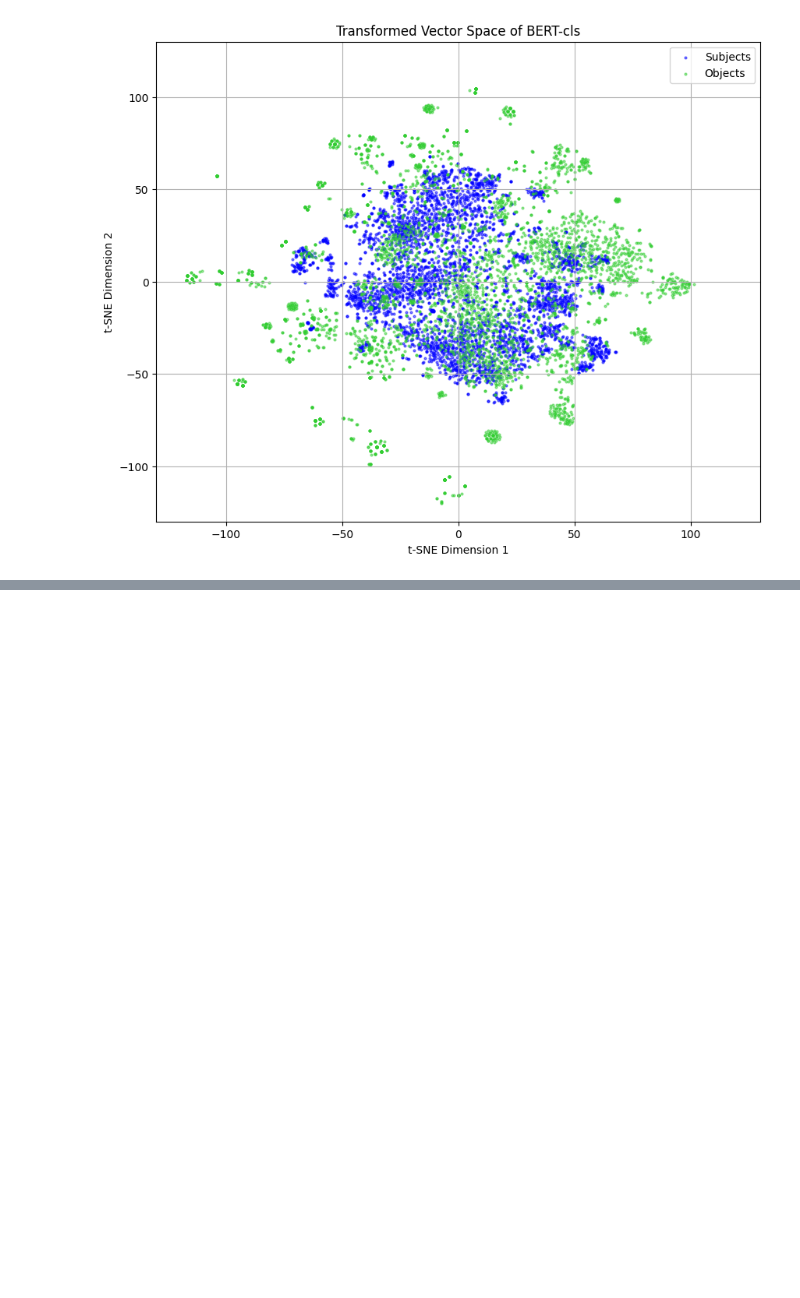
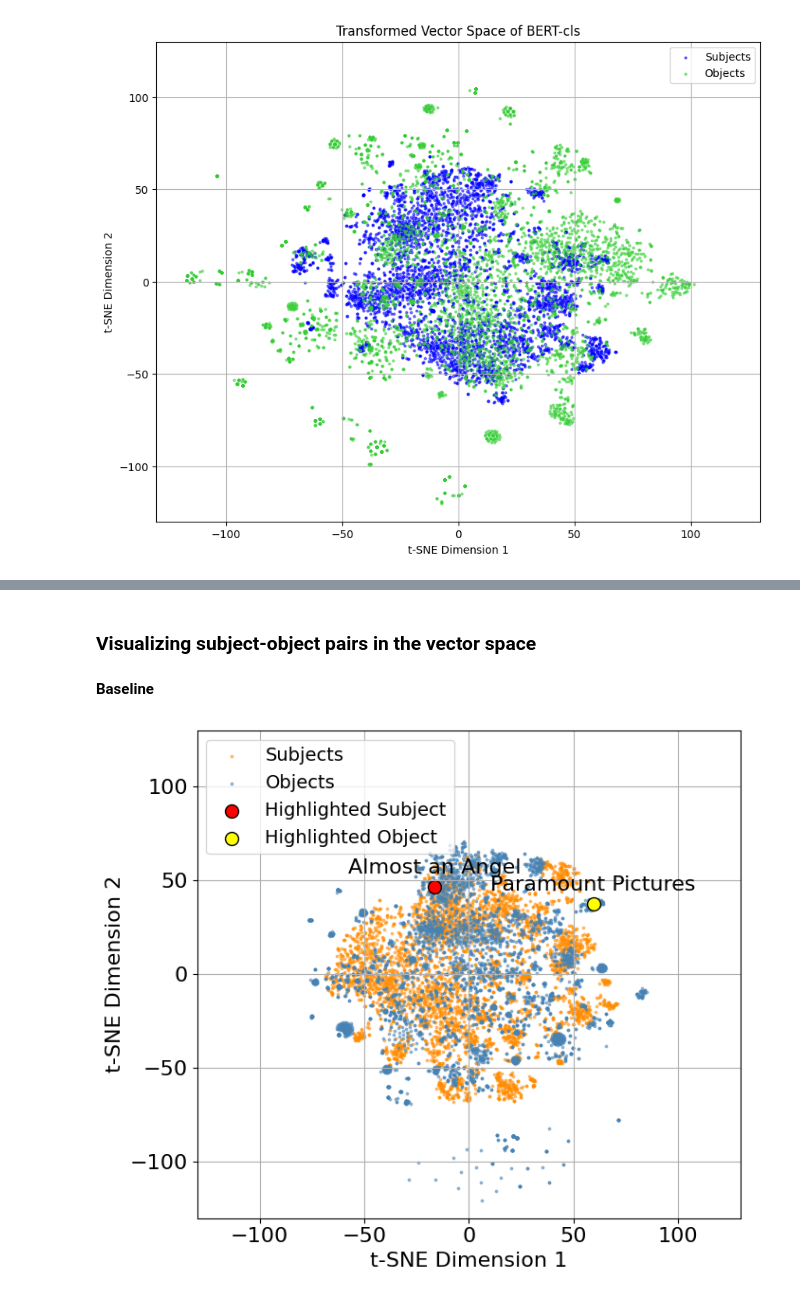
Before and after one commit to gmunda97/factual-probe, a Jupyter notebook: jupyter_notebooks/linear_tranformation.ipynb, the cells around one changed output, grey strips where cells are left out. Drawn from its saved outputs; the diff is of its cells as text; code cells hidden in the pictures; blank space fills up the shorter version.

Commit message:
MAKE plots prettier

```diff
--- a/jupyter_notebooks/linear_tranformation.ipynb
+++ b/jupyter_notebooks/linear_tranformation.ipynb
@@ -824,0 +681,63 @@ plt.show()
+# %% [markdown]
+### Visualizing subject-object pairs in the vector space
+# %%
+embeddings_path = './../data/embeddings/wikidata5m_42k_test_embeddings_bert_cls.pt'
+saved_embeddings = torch.load(embeddings_path)
+embeddings = saved_embeddings['embeddings']
+# similarity_scores = saved_embeddings['similarity_scores']
+# Validate that there are twice as many embeddings as similarity scores
+# assert embeddings.shape[0] == 2 * similarity_scores.shape[0], "Embedding count must be twice similarity scores count"
+# %%
+# Split embeddings into subject and object groups
+subject_embeddings = embeddings[0::2]  # every 2nd, starting from 0
+object_embeddings = embeddings[1::2]  # every 2nd, starting from 1
+# %% [markdown]
+**Baseline**
+# %%
+# Apply t-SNE
+tsne = TSNE(n_components=2, perplexity=30, learning_rate=200, n_iter=1000)
+subject_reduced = tsne.fit_transform(subject_embeddings.detach().numpy())
+object_reduced = tsne.fit_transform(object_embeddings.detach().numpy())
+# %%
+# Define indices to highlight
+highlight_subject_index = 30  # example index of the subject to highlight
+highlight_object_index = 30   # example index of the object to highlight
+
+point_size = 3
+
+# Create the plot
+plt.figure(figsize=(7, 6))
+# Plot all subject embeddings
+plt.scatter(subject_reduced[:, 0], subject_reduced[:, 1], c='darkorange', label='Subjects', alpha=0.5, s=point_size)
+# Plot all object embeddings
+plt.scatter(object_reduced[:, 0], object_reduced[:, 1], c='steelblue', label='Objects', alpha=0.5, s=point_size)
+
+# Highlight specific subject and object
+plt.scatter(subject_reduced[highlight_subject_index, 0], subject_reduced[highlight_subject_index, 1], c='red', edgecolors='k', label='Highlighted Subject', s=100, marker='o')
+plt.scatter(object_reduced[highlight_object_index, 0], object_reduced[highlight_object_index, 1], c='yellow', edgecolors='k', label='Highlighted Object', s=100, marker='o')
+
+# Annotate the highlighted subject and object
+plt.annotate('Almost an Angel', (subject_reduced[highlight_subject_index, 0], subject_reduced[highlight_subject_index, 1]), textcoords="offset points", xytext=(0,10), ha='center', fontsize=16)
+plt.annotate('Paramount Pictures', (object_reduced[highlight_object_index, 0], object_reduced[highlight_object_index, 1]), textcoords="offset points", xytext=(0,10), ha='center', fontsize=16)
+
+# Adding labels and title
+plt.xlabel('t-SNE Dimension 1', fontsize=16)
+plt.ylabel('t-SNE Dimension 2', fontsize=16)
+#plt.title('Transformed Vector Space of BERT-cls')
+plt.legend(fontsize=14)
+plt.xticks(fontsize=16)
+plt.yticks(fontsize=16)
+
+# Set x and y axis limits
+plt.xlim(-130, 130)
+plt.ylim(-130, 130)
+
+# Show grid
+plt.grid(True)
+plt.tight_layout()
+
+# Save and display the plot
+plt.savefig('./../structural-probe/resources/plots/vector_space/highlighted_entities/highlight_vector_space_bert_cls.png')
+plt.show()
+# %% [output]
+[figure, added]
```
Also changed, not shown: parts of 9 cells of this notebook, 21 other files.
